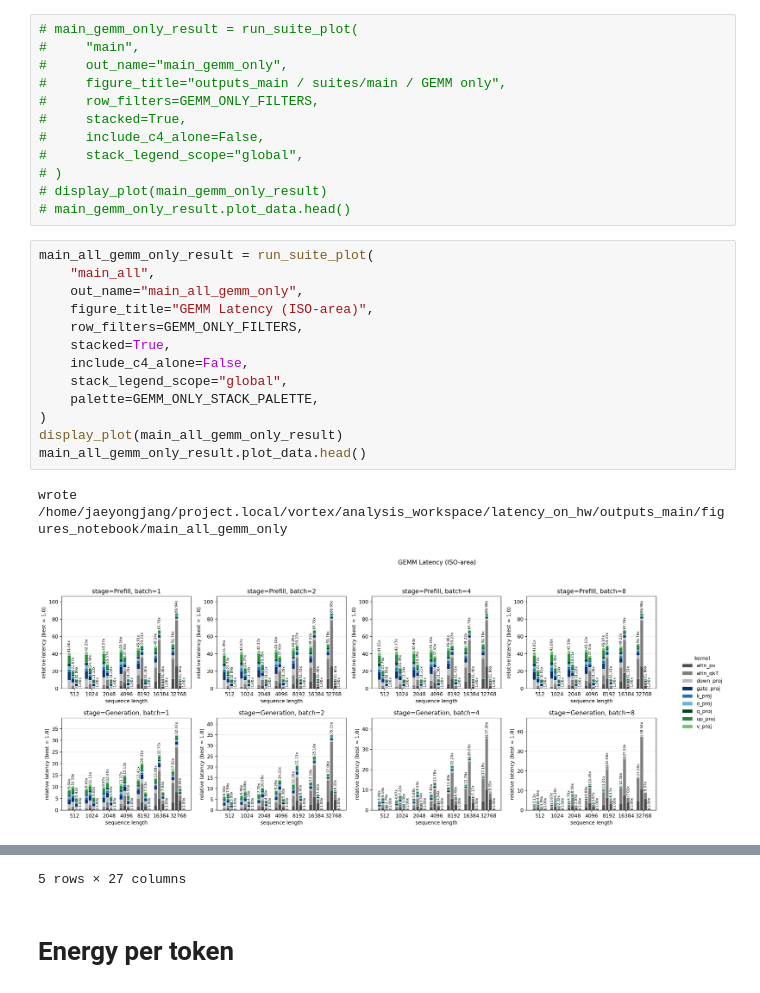
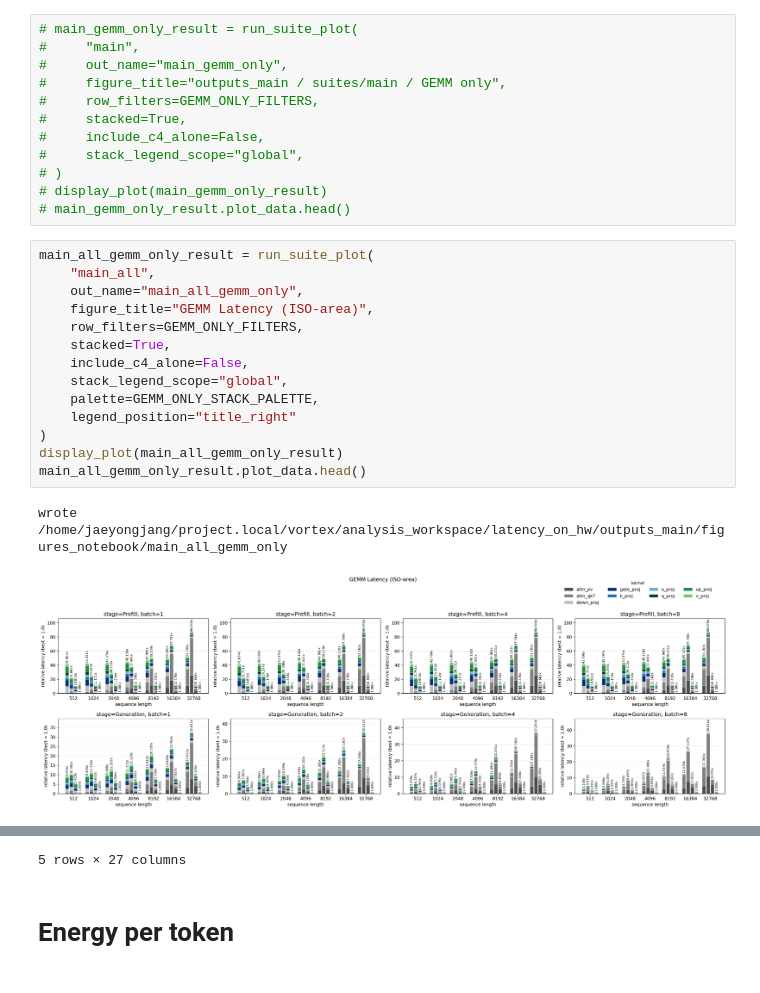
Before and after one commit to jang1664/vortex, a Jupyter notebook: analysis_workspace/latency_on_hw/plot.ipynb, the cells around one changed output, grey strips where cells are left out. Saved outputs shown, nothing was run; the diff lists cells and outputs as text.

```diff
--- a/analysis_workspace/latency_on_hw/plot.ipynb
+++ b/analysis_workspace/latency_on_hw/plot.ipynb
@@ -401,19 +410,20 @@ GEMM_ONLY_FILTERS = (lambda df: df["kind"].eq("gemm"), exclude_c4_alone)
 # %%
 main_all_gemm_only_result = run_suite_plot(
     "main_all",
     out_name="main_all_gemm_only",
     figure_title="GEMM Latency (ISO-area)",
     row_filters=GEMM_ONLY_FILTERS,
     stacked=True,
     include_c4_alone=False,
     stack_legend_scope="global",
     palette=GEMM_ONLY_STACK_PALETTE,
+    legend_position="title_right"
 )
 display_plot(main_all_gemm_only_result)
 main_all_gemm_only_result.plot_data.head()
 # %% [output]
 wrote /home/jaeyongjang/project.local/vortex/analysis_workspace/latency_on_hw/outputs_main/figures_notebook/main_all_gemm_only
-[figure, old version]
+[figure, new version]
 |  | metric | stage | seq_len | batch | variant | total_latency_us | case_count | pass_case_count | ... |
 | 0 | p50_us | generation | 512 | 1 | all_fpint_gemm_improve_fused_layo... | 9.337421e+06 | 9 | 9 | ... |
 | 1 | p50_us | generation | 512 | 1 | all_fpint_gemm_naive_spinquant | 5.058578e+07 | 9 | 9 | ... |
```
Also changed, not shown: parts of 3 cells of this notebook, 27 other files.
